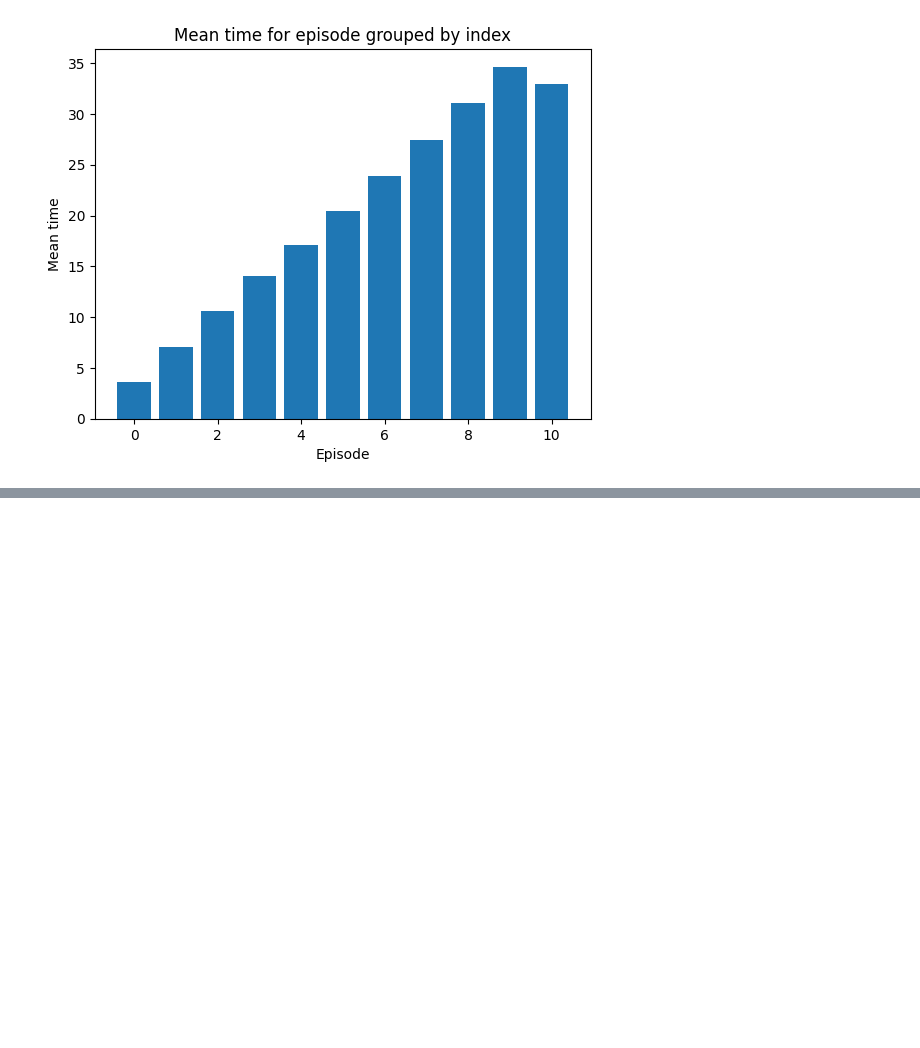
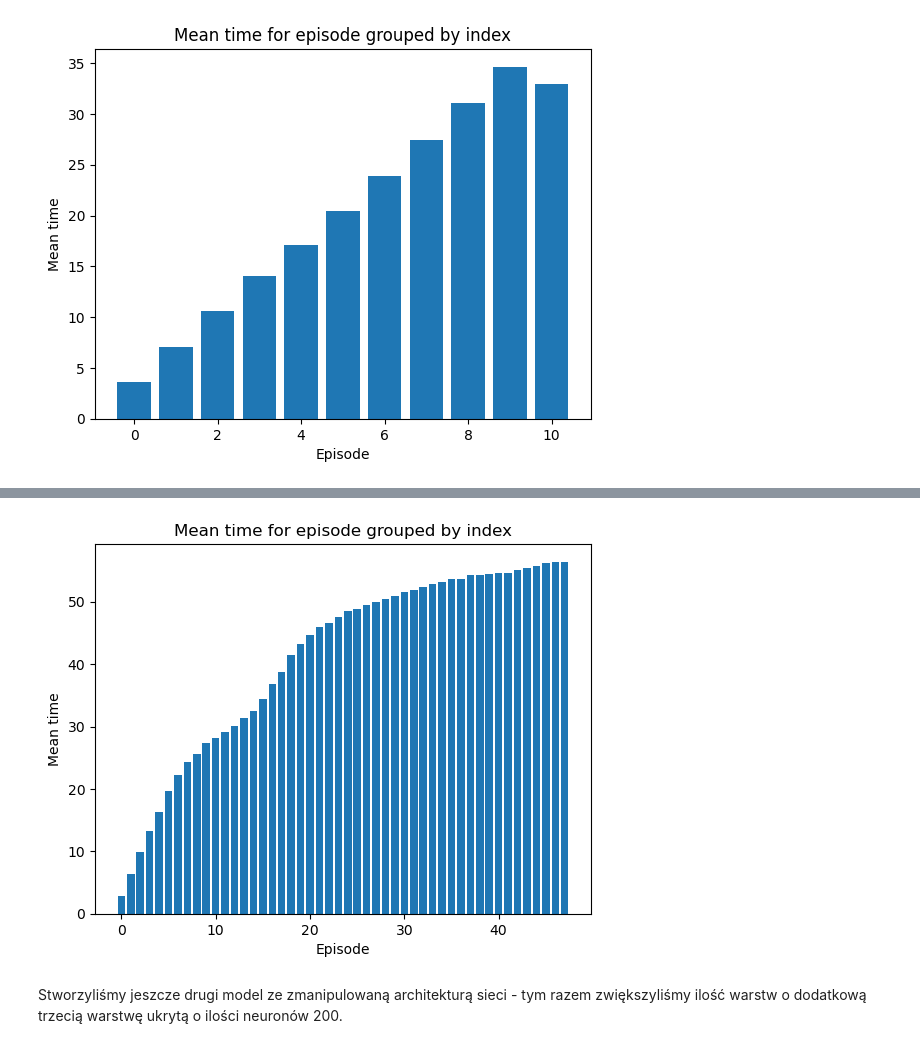
Before and after one commit to dubielel/computational-intelligence-in-digital-data-analysis, a Jupyter notebook: lab5/lab5_DDPG.ipynb, the cells around one changed output, grey strips where cells are left out. Cells and saved outputs as stored; diff of their text form; code cells hidden in the pictures; blank space fills up the shorter version.

```diff
--- a/lab5/lab5_DDPG.ipynb
+++ b/lab5/lab5_DDPG.ipynb
@@ -250,0 +311,6 @@ plot_mean_time_for_episode(results3)
+# %%
+plot_mean_time_for_episode(results1_arch1)
+# %% [output]
+[figure, added]
+# %% [markdown]
+Stworzyliśmy jeszcze drugi model ze zmanipulowaną architekturą sieci - tym razem zwiększyliśmy ilość warstw o dodatkową trzecią warstwę ukrytą o ilości neuronów 200.
```
Also changed, not shown: parts of 8 cells of this notebook.
